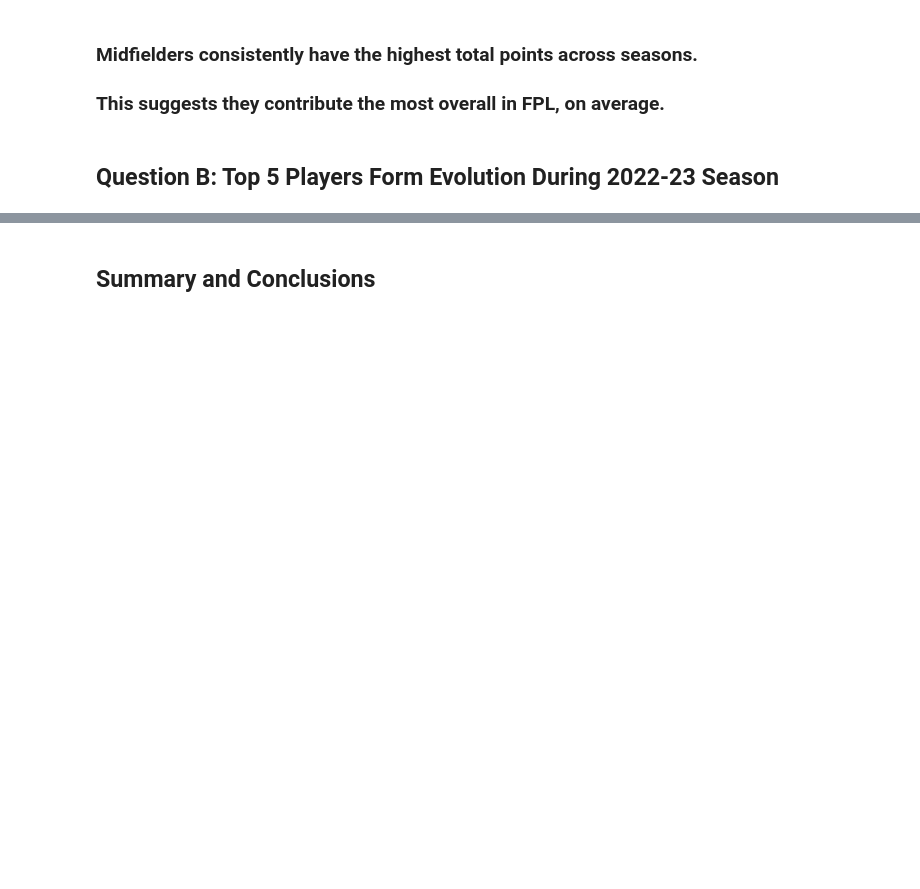
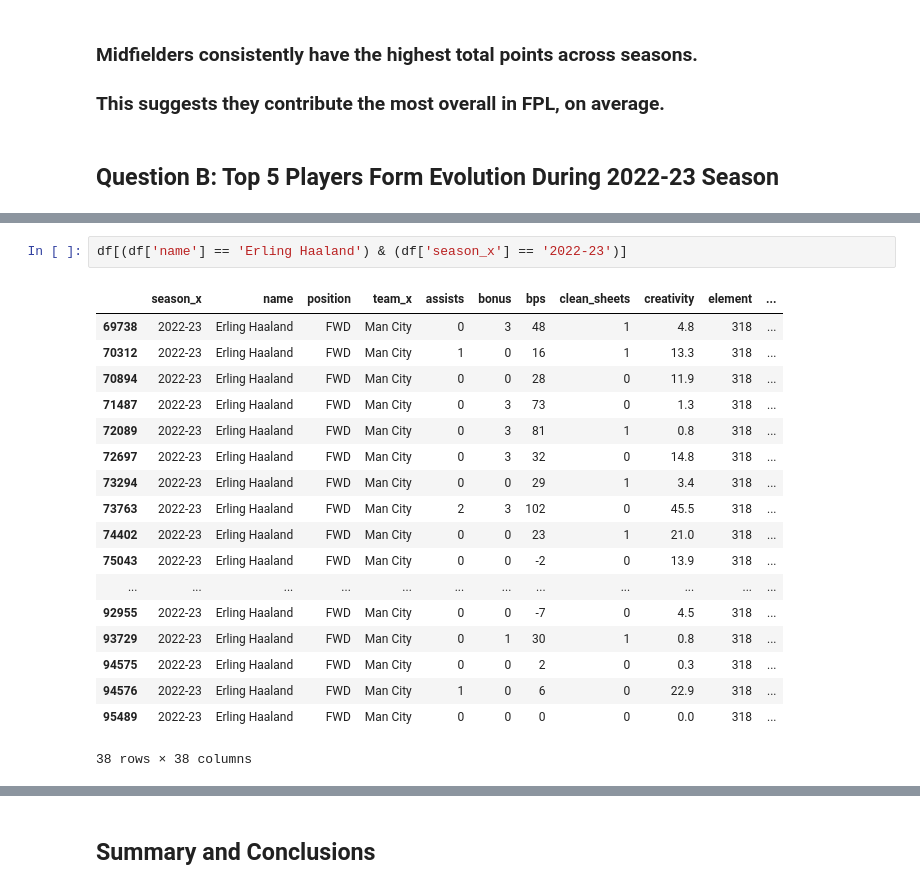
Before and after one commit to abdelrahman1903/Fantasy-Premier-League-Ai-Assistant, a Jupyter notebook: pl-2016-2023.ipynb, the cells around one changed output, grey strips where cells are left out. Cells and saved outputs as stored; diff of their text form; blank space fills up the shorter version.

```diff
--- a/pl-2016-2023.ipynb
+++ b/pl-2016-2023.ipynb
@@ -513,0 +560,21 @@ plt.show()
+# %%
+df[(df['name'] == 'Erling Haaland') & (df['season_x'] == '2022-23')]
+# %% [output]
+|  | season_x | name | position | team_x | assists | bonus | bps | clean_sheets | creativity | element | ... |
+| 69738 | 2022-23 | Erling Haaland | FWD | Man City | 0 | 3 | 48 | 1 | 4.8 | 318 | ... |
+| 70312 | 2022-23 | Erling Haaland | FWD | Man City | 1 | 0 | 16 | 1 | 13.3 | 318 | ... |
+| 70894 | 2022-23 | Erling Haaland | FWD | Man City | 0 | 0 | 28 | 0 | 11.9 | 318 | ... |
+| 71487 | 2022-23 | Erling Haaland | FWD | Man City | 0 | 3 | 73 | 0 | 1.3 | 318 | ... |
+| 72089 | 2022-23 | Erling Haaland | FWD | Man City | 0 | 3 | 81 | 1 | 0.8 | 318 | ... |
+| 72697 | 2022-23 | Erling Haaland | FWD | Man City | 0 | 3 | 32 | 0 | 14.8 | 318 | ... |
+| 73294 | 2022-23 | Erling Haaland | FWD | Man City | 0 | 0 | 29 | 1 | 3.4 | 318 | ... |
+| 73763 | 2022-23 | Erling Haaland | FWD | Man City | 2 | 3 | 102 | 0 | 45.5 | 318 | ... |
+| 74402 | 2022-23 | Erling Haaland | FWD | Man City | 0 | 0 | 23 | 1 | 21.0 | 318 | ... |
+| 75043 | 2022-23 | Erling Haaland | FWD | Man City | 0 | 0 | -2 | 0 | 13.9 | 318 | ... |
+| ... | ... | ... | ... | ... | ... | ... | ... | ... | ... | ... | ... |
+| 92955 | 2022-23 | Erling Haaland | FWD | Man City | 0 | 0 | -7 | 0 | 4.5 | 318 | ... |
+| 93729 | 2022-23 | Erling Haaland | FWD | Man City | 0 | 1 | 30 | 1 | 0.8 | 318 | ... |
+| 94575 | 2022-23 | Erling Haaland | FWD | Man City | 0 | 0 | 2 | 0 | 0.3 | 318 | ... |
+| 94576 | 2022-23 | Erling Haaland | FWD | Man City | 1 | 0 | 6 | 0 | 22.9 | 318 | ... |
+| 95489 | 2022-23 | Erling Haaland | FWD | Man City | 0 | 0 | 0 | 0 | 0.0 | 318 | ... |
+38 rows × 38 columns
```
Also changed, not shown: parts of 50 cells of this notebook.
